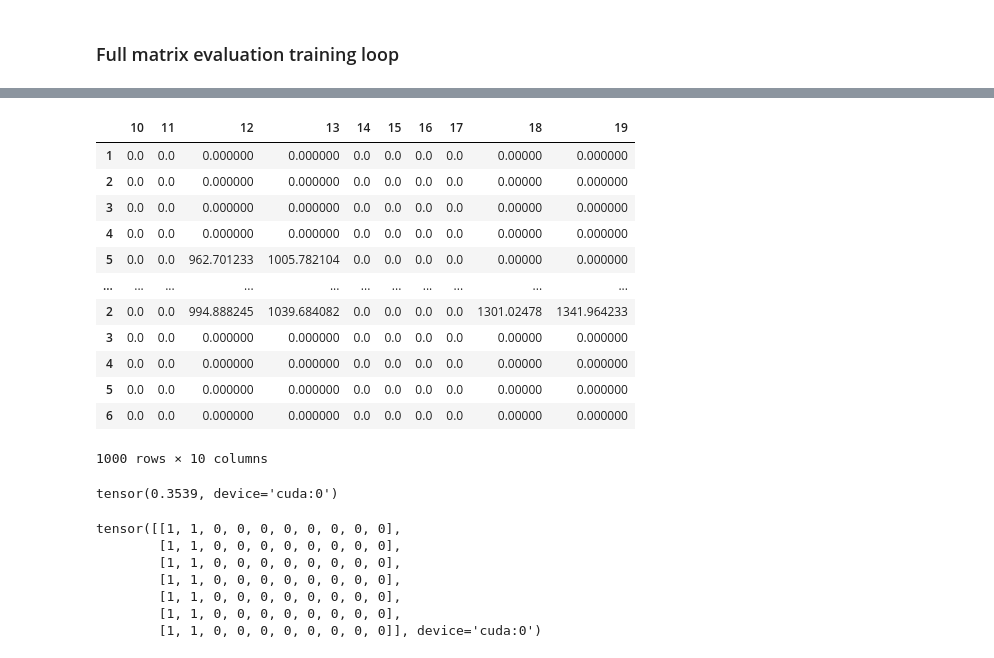
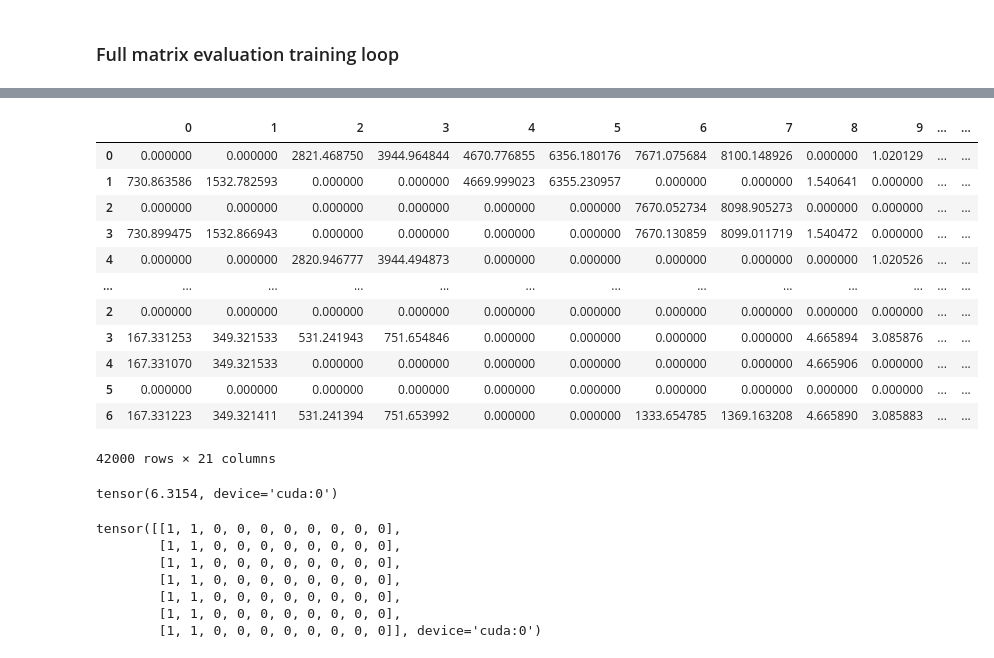
Before and after one commit to andriysinclair/GANS4MOBILITY, a Jupyter notebook: before_duration.ipynb, the cells around one changed output, grey strips where cells are left out. Saved outputs shown, nothing was run; the diff lists cells and outputs as text; code cells hidden in the pictures.

```diff
--- a/before_duration.ipynb
+++ b/before_duration.ipynb
@@ -1481,25 +1517,25 @@ INFO: total_loss: 148.18
 # %%
 full_df = pd.concat(complete_travel_diaries_dfs)
-# %%
-full_df.iloc[41000:,10:20]
-# %% [output]
-|  | 10 | 11 | 12 | 13 | 14 | 15 | 16 | 17 | 18 | 19 |
-| 1 | 0.0 | 0.0 | 0.000000 | 0.000000 | 0.0 | 0.0 | 0.0 | 0.0 | 0.00000 | 0.000000 |
-| 2 | 0.0 | 0.0 | 0.000000 | 0.000000 | 0.0 | 0.0 | 0.0 | 0.0 | 0.00000 | 0.000000 |
-| 3 | 0.0 | 0.0 | 0.000000 | 0.000000 | 0.0 | 0.0 | 0.0 | 0.0 | 0.00000 | 0.000000 |
-| 4 | 0.0 | 0.0 | 0.000000 | 0.000000 | 0.0 | 0.0 | 0.0 | 0.0 | 0.00000 | 0.000000 |
-| 5 | 0.0 | 0.0 | 962.701233 | 1005.782104 | 0.0 | 0.0 | 0.0 | 0.0 | 0.00000 | 0.000000 |
-| ... | ... | ... | ... | ... | ... | ... | ... | ... | ... | ... |
-| 2 | 0.0 | 0.0 | 994.888245 | 1039.684082 | 0.0 | 0.0 | 0.0 | 0.0 | 1301.02478 | 1341.964233 |
-| 3 | 0.0 | 0.0 | 0.000000 | 0.000000 | 0.0 | 0.0 | 0.0 | 0.0 | 0.00000 | 0.000000 |
-| 4 | 0.0 | 0.0 | 0.000000 | 0.000000 | 0.0 | 0.0 | 0.0 | 0.0 | 0.00000 | 0.000000 |
-| 5 | 0.0 | 0.0 | 0.000000 | 0.000000 | 0.0 | 0.0 | 0.0 | 0.0 | 0.00000 | 0.000000 |
-| 6 | 0.0 | 0.0 | 0.000000 | 0.000000 | 0.0 | 0.0 | 0.0 | 0.0 | 0.00000 | 0.000000 |
-1000 rows × 10 columns
+# %%
+full_df
+# %% [output]
+|  | 0 | 1 | 2 | 3 | 4 | 5 | 6 | 7 | 8 | 9 | ... | ... |
+| 0 | 0.000000 | 0.000000 | 2821.468750 | 3944.964844 | 4670.776855 | 6356.180176 | 7671.075684 | 8100.148926 | 0.000000 | 1.020129 | ... | ... |
+| 1 | 730.863586 | 1532.782593 | 0.000000 | 0.000000 | 4669.999023 | 6355.230957 | 0.000000 | 0.000000 | 1.540641 | 0.000000 | ... | ... |
+| 2 | 0.000000 | 0.000000 | 0.000000 | 0.000000 | 0.000000 | 0.000000 | 7670.052734 | 8098.905273 | 0.000000 | 0.000000 | ... | ... |
+| 3 | 730.899475 | 1532.866943 | 0.000000 | 0.000000 | 0.000000 | 0.000000 | 7670.130859 | 8099.011719 | 1.540472 | 0.000000 | ... | ... |
+| 4 | 0.000000 | 0.000000 | 2820.946777 | 3944.494873 | 0.000000 | 0.000000 | 0.000000 | 0.000000 | 0.000000 | 1.020526 | ... | ... |
+| ... | ... | ... | ... | ... | ... | ... | ... | ... | ... | ... | ... | ... |
+| 2 | 0.000000 | 0.000000 | 0.000000 | 0.000000 | 0.000000 | 0.000000 | 0.000000 | 0.000000 | 0.000000 | 0.000000 | ... | ... |
+| 3 | 167.331253 | 349.321533 | 531.241943 | 751.654846 | 0.000000 | 0.000000 | 0.000000 | 0.000000 | 4.665894 | 3.085876 | ... | ... |
+| 4 | 167.331070 | 349.321533 | 0.000000 | 0.000000 | 0.000000 | 0.000000 | 0.000000 | 0.000000 | 4.665906 | 0.000000 | ... | ... |
+| 5 | 0.000000 | 0.000000 | 0.000000 | 0.000000 | 0.000000 | 0.000000 | 0.000000 | 0.000000 | 0.000000 | 0.000000 | ... | ... |
+| 6 | 167.331223 | 349.321411 | 531.241394 | 751.653992 | 0.000000 | 0.000000 | 1333.654785 | 1369.163208 | 4.665890 | 3.085883 | ... | ... |
+42000 rows × 21 columns
 # %%
-y_distance.mean()
+y_distance.max()
 # %% [output]
-tensor(0.3539, device='cuda:0')
+tensor(6.3154, device='cuda:0')
 # %%
 purpouse_for_show
 # %% [output]
```
Also changed, not shown: parts of 9 cells of this notebook.
